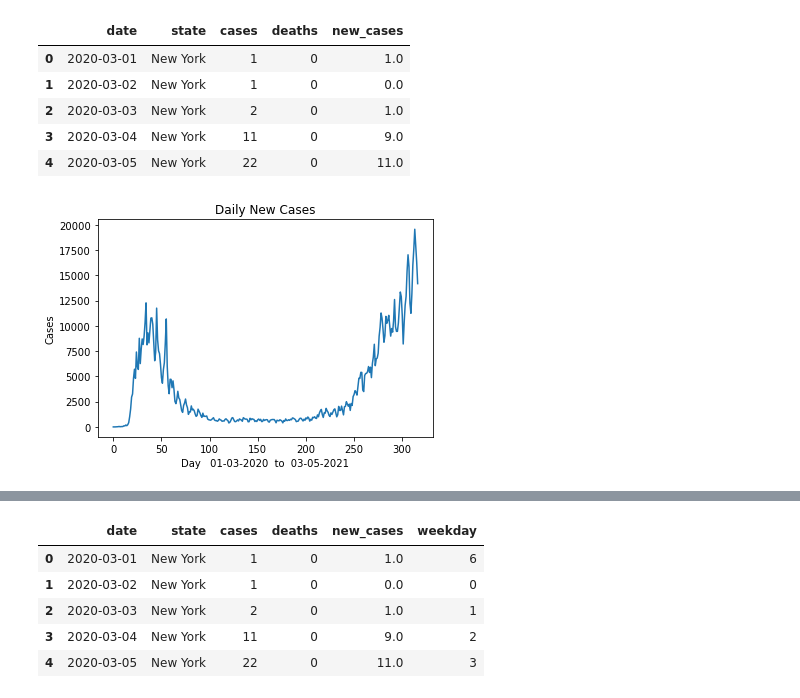
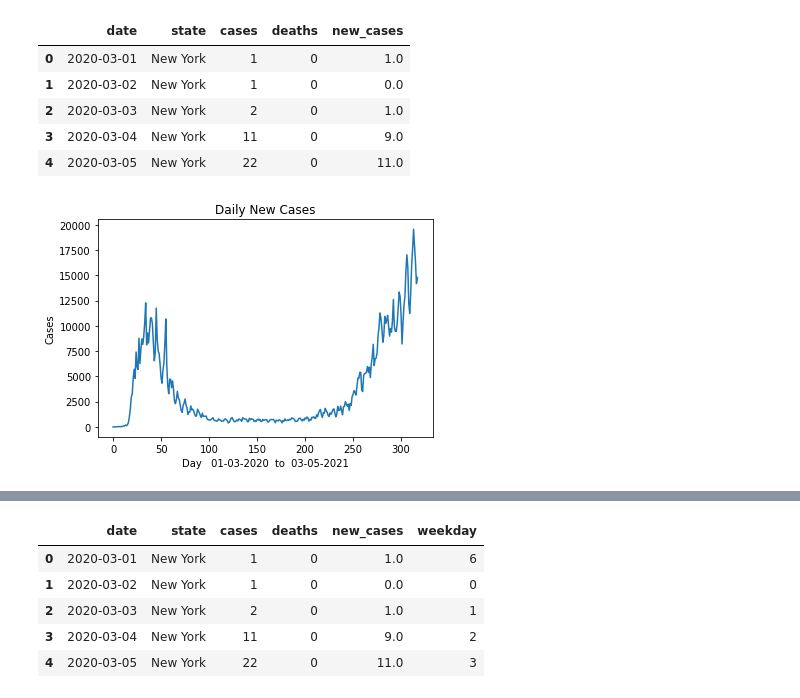
Before and after one commit to hon3g/data_analytics_2, a Jupyter notebook: Python/Mini_Project_Covid19_Data_Analysis.ipynb, the cells around one changed output, grey strips where cells are left out. Saved outputs shown, nothing was run; the diff lists cells and outputs as text; code cells hidden in the pictures.

```diff
--- a/Python/Mini_Project_Covid19_Data_Analysis.ipynb
+++ b/Python/Mini_Project_Covid19_Data_Analysis.ipynb
@@ -20,7 +20,9 @@ ny_df.head(1)
 |  | date | state | cases | deaths |
 | 0 | 2020-03-01 | New York | 1 | 0 |
 # %%
-plt.plot(range(0, 317), ny_df['cases'])
+days = range(0, 318)
+
+plt.plot(days, ny_df['cases'])
 plt.title('NY Covid Total Cases')
 plt.xlabel('Day   01-03-2020  to  03-05-2021')
 plt.ylabel('Million Cases')
@@ -60,13 +62,13 @@ ny_df.head()
 | 3 | 2020-03-04 | New York | 11 | 0 | 9.0 |
 | 4 | 2020-03-05 | New York | 22 | 0 | 11.0 |
 # %%
-plt.plot(range(0, 317), ny_df['new_cases'])
+plt.plot(days, ny_df['new_cases'])
 plt.title('Daily New Cases')
 plt.xlabel('Day   01-03-2020  to  03-05-2021')
 plt.ylabel('Cases')
 plt.show()
 # %% [output]
-[figure, old version]
+[figure, new version]
 # %%
 plt.plot(range(30), ny_df['new_cases'][-30:])
 plt.title('Last 30 Days New Cases')
```
Also changed, not shown: parts of 8 cells of this notebook.
